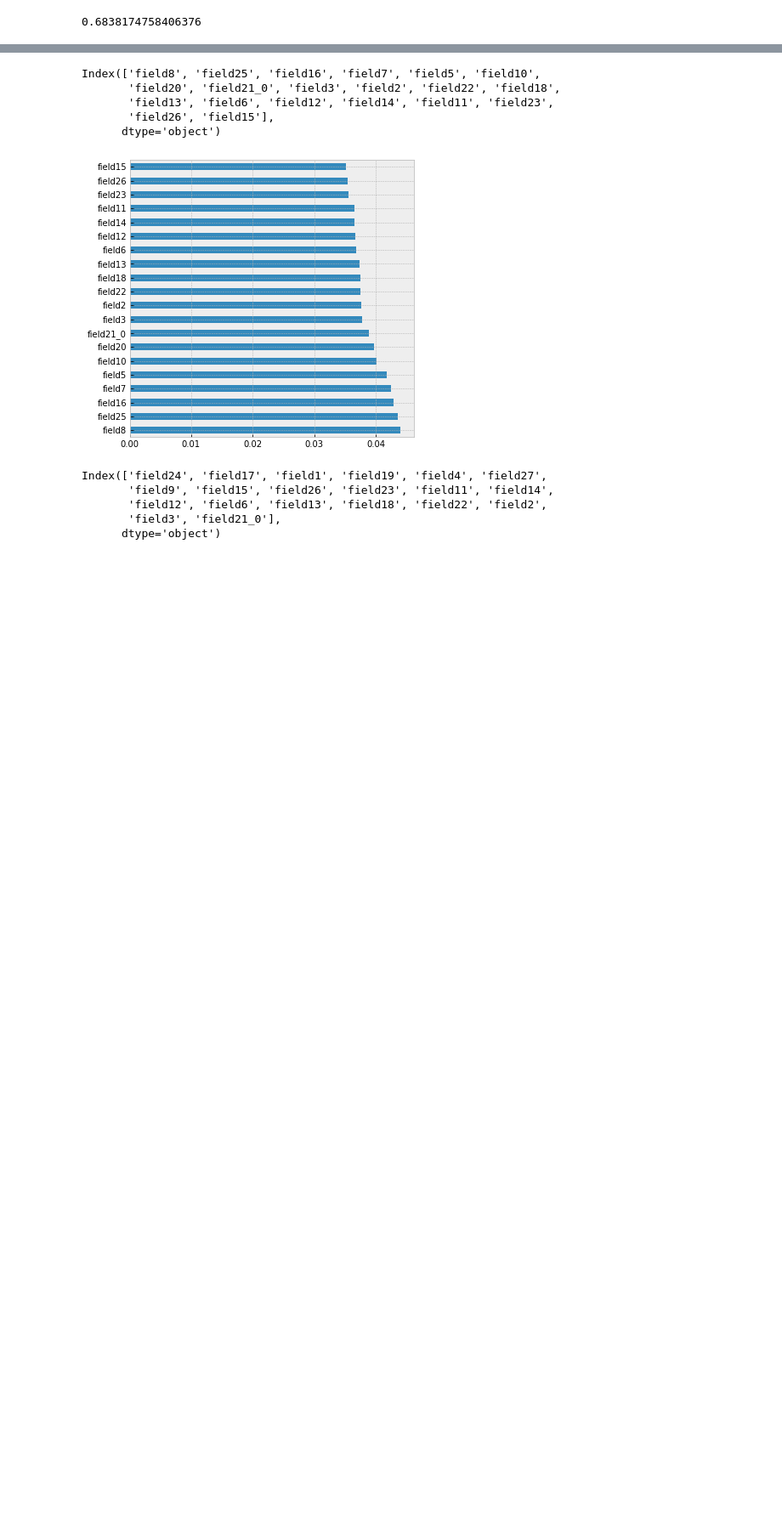
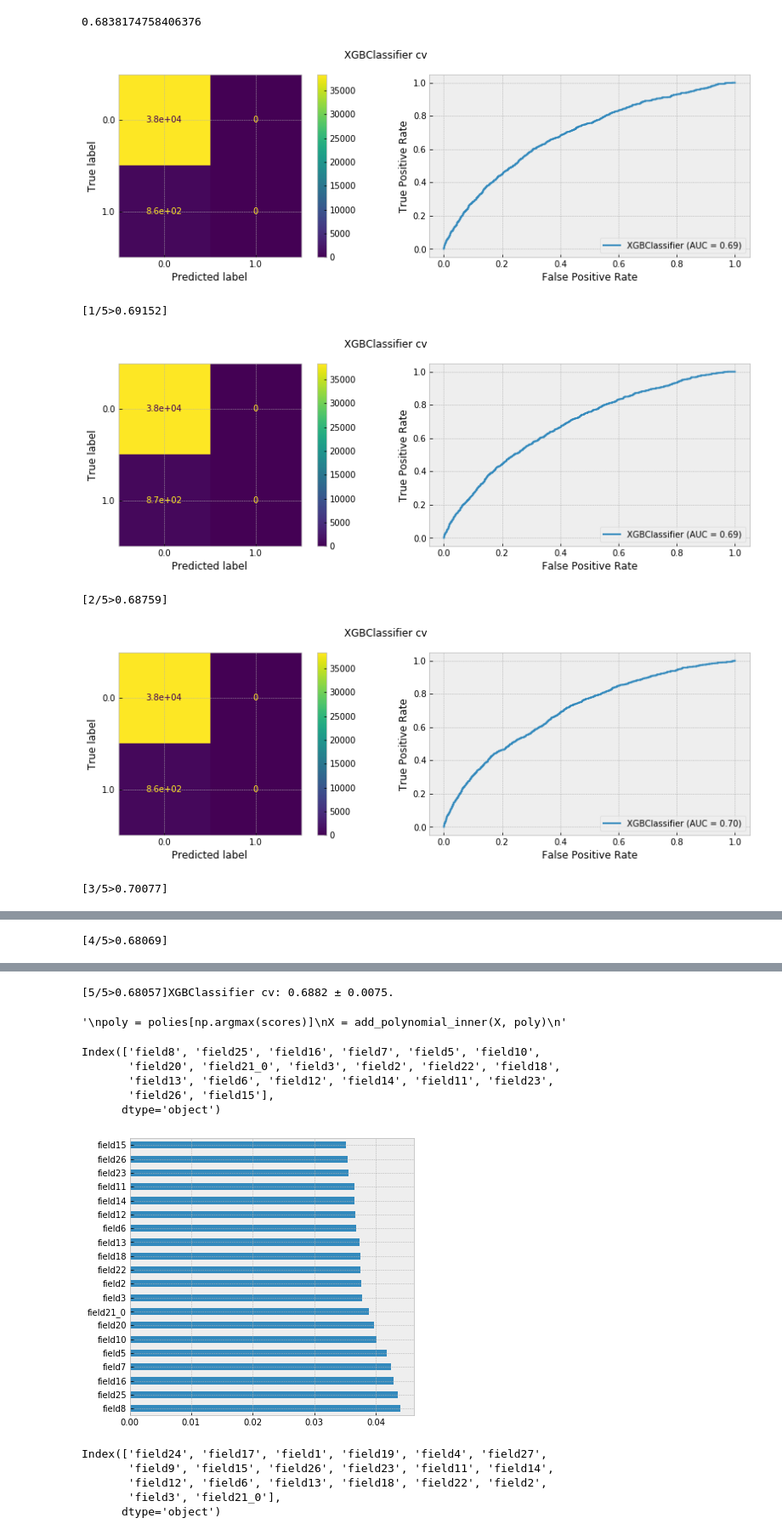
Before and after one commit to andygoosh/OneTwoTrip-Contest, a Jupyter notebook: workinprogress.ipynb, the cells around one changed output, grey strips where cells are left out. Shown at 85% size. Saved outputs shown, nothing was run; the diff lists cells and outputs as text; code cells hidden in the pictures; blank space fills up the shorter version.

```diff
--- a/workinprogress.ipynb
+++ b/workinprogress.ipynb
@@ -225,19 +230,17 @@ def fit_estimate( X, y, model_generator, n_folds = 5, n_neighbors=0, degree=0):
     model = model_generator()
     model.fit(X_train, y_train.values.ravel(),
               eval_set = [(X_cv, y_cv.values.ravel())],
-              #verbose=0,
+              verbose=0,
               #early_stopping_rounds = 100,
               )
-
-    skl.metrics.plot_confusion_matrix(model, X_cv, y_cv)
-    skl.metrics.plot_roc_curve(model, X_cv, y_cv)
+    plot_cm_and_roc(model, X_cv, y_cv, 'cv')
 
     y_pred_cv = model.predict_proba(X_cv)
     # score = skl.metrics.roc_auc_score(keras.utils.to_categorical(y_cv), y_pred_cv) # works for multiclass
     score = skl.metrics.roc_auc_score(y_cv, y_pred_cv[:, 1]) # better one for binary
     scores.append(score)
     models.append(model)
-    print('[{:}/{:}>{:.5f}]'.format(j+1,n_folds, score) , end='')
+    #print('[{:}/{:}>{:.5f}]'.format(j+1,n_folds, score) , end='')
 
 
   print('{:} cv: {:.4f} ± {:.4f}.'.format(type(model).__name__, np.mean(scores), np.std(scores)))
@@ -376,31 +371,40 @@ params = {'base_score': 0.5,
  'scale_pos_weight': 1,
  'seed': None,
  'silent': None,
  'subsample': 0.9,
- 'verbosity': 1,
+ 'verbosity': 0,
  }
 
 def_params = {
     'random_state': RS,
     'n_estimators': estimators,
     'n_jobs': -1
 }
 
 #class_weight='balanced',
 
 scores, models, neighbs, polies = fit_estimate(X, y, lambda: XGBClassifier(**params), n_folds=5, degree=0, n_neighbors=0)
 #scores, models, neighbs, polies = fit_estimate(X, y, lambda: LGBMClassifier(random_state = RS, n_jobs=-1 ), n_folds=5, degree=0, n_neighbors=0)
 model = models[np.argmax(scores)]
+
+#estimate(X, y, model)
 '''
 neigh = neighbs[np.argmax(scores)]
 X = add_neughbors_inner(X, neigh)
 '''
 '''
 poly = polies[np.argmax(scores)]
 X = add_polynomial_inner(X, poly)
 '''
 #[1/5][2/5][3/5][4/5][5/5]XGBClassifier CV: 0.6876 ± 0.0086. params fine tuning, -f0
 #[1/5][2/5][3/5][4/5][5/5]XGBClassifier CV: 0.6881 ± 0.0090. params fine tuning, -f0, f28 +5 neigh
 #[1/5][2/5][3/5][4/5][5/5]XGBClassifier cv: 0.6885 ± 0.0078. polinomial, 0 neigh
 #[1/5][2/5][3/5][4/5][5/5]XGBClassifier cv: 0.6895 ± 0.0111. polimonial, 5 neigh
 #[1/5][2/5][3/5][4/5][5/5]XGBClassifier cv: 0.6895 ± 0.0092. -1/2 field21, 0 neigh
+# %% [output]
+[figure, added]
+[1/5>0.69152]
+[figure, added]
+[2/5>0.68759]
+[figure, added]
+[3/5>0.70077]
@@ -406,0 +412 @@ X = add_polynomial_inner(X, poly)
+[4/5>0.68069]
@@ -407,3 +414,5 @@ X = add_polynomial_inner(X, poly)
+[5/5>0.68057]XGBClassifier cv: 0.6882 ± 0.0075.
+'\npoly = polies[np.argmax(scores)]\nX = add_polynomial_inner(X, poly)\n'
 # %%
 feat_importances = pd.Series(model.feature_importances_, index=X.columns)
 feat_importances.nlargest(20).plot(kind='barh')
```
Also changed, not shown: parts of 6 cells of this notebook.
